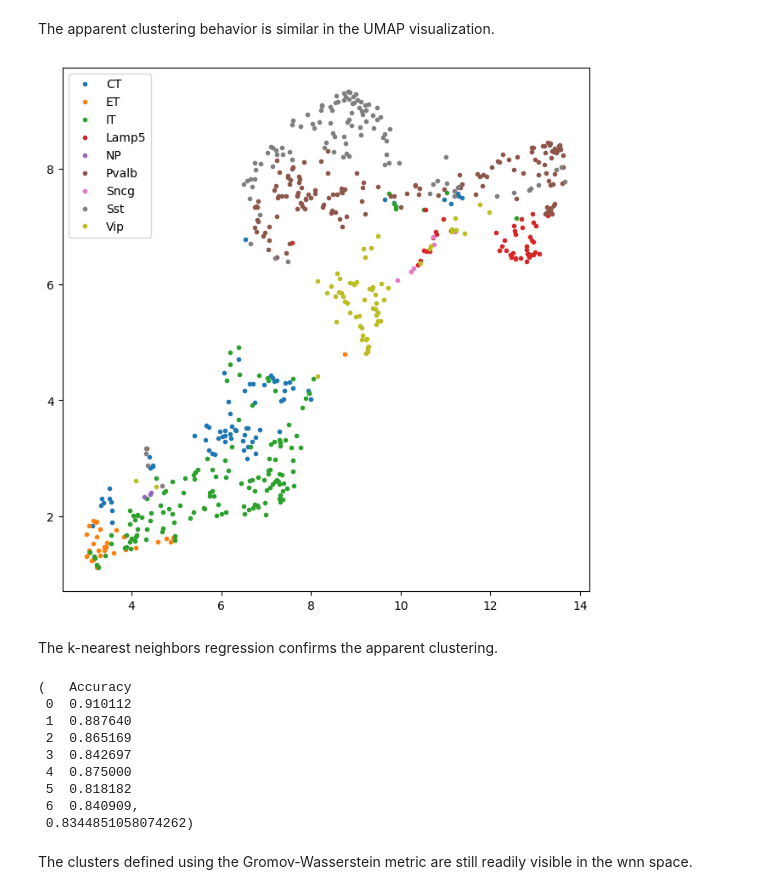
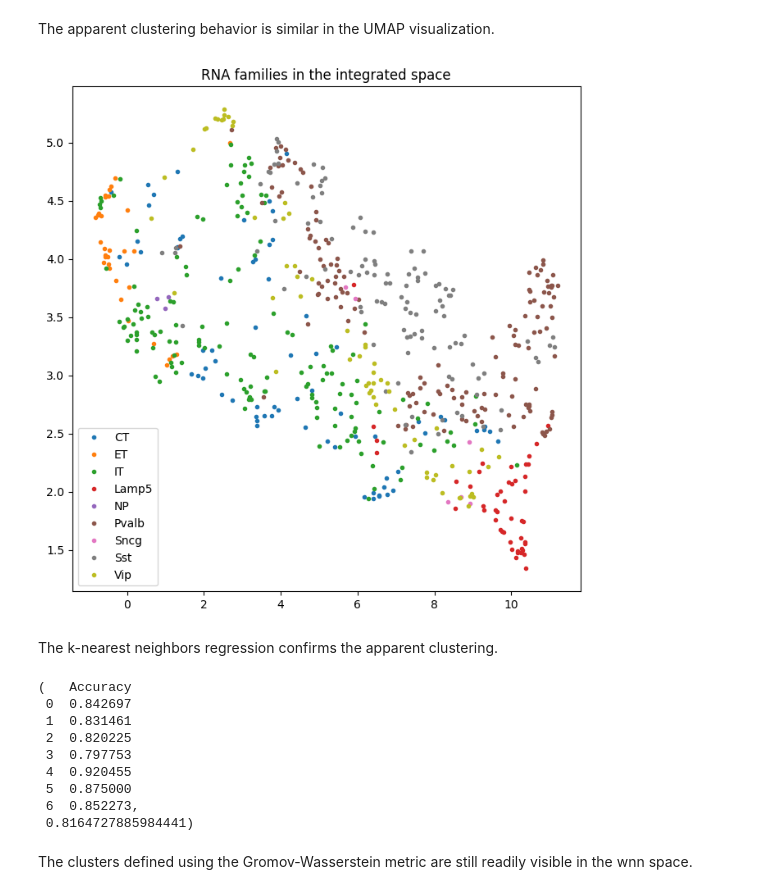
Before and after one commit to CamaraLab/CAJAL, a Jupyter notebook: docs/notebooks/Example_4.ipynb, the cells around one changed output. Drawn from its saved outputs; the diff is of its cells as text; code cells hidden in the pictures.

```diff
--- a/docs/notebooks/Example_4.ipynb
+++ b/docs/notebooks/Example_4.ipynb
@@ -261,0 +250,3 @@ Once we have defined these spaces, we can apply the weighted nearest neighbors a
+# %%
+m_gw = cajal.wnn.Modality.of_dmat(gw_dmat)
+m_transcriptome = cajal.wnn.Modality(transcriptome_pca)
@@ -262,3 +255,2 @@ Once we have defined these spaces, we can apply the weighted nearest neighbors a
 # %%
-from cajal.wnn import wnn
-integrated_space = wnn(gw_dmat, transcriptome_pca, 240)
+integrated_space = 1-cajal.wnn.wnn([m_gw, m_transcriptome],k=20)
@@ -289,41 +275,42 @@ plt.show()
 # %% [markdown]
 In previous examples we have used UMAP, but the similarity function returned by the weighted nearest neighbors algorithm is incompatible with UMAP; in particular, it is asymmetric. For this reason, the term "space" here is an abuse of language.
 It is possible to use UMAP, however, by symmetrizing the matrix. We will take this approach for consistency with our previous analyses.
-# %%
-def symmetrize(a):
-    a = a.todense()
-    a[a == 0] = np.max(a)
-    b = a + a.T
-    b = np.minimum(a,b)
-    b = np.minimum(b,a.T)
-    d=np.zeros(a.shape[0],dtype=int)
-    b[d,d]=0
-    return np.array(b)
-
-wnn_dmat = symmetrize(integrated_space.obsp['WNN_distance'])
+# %%
+def symmetrize(a):
+    a = a.copy()
+    a[a == 0] = np.max(a)
+    b = a + a.T
+    b = np.minimum(a,b)
+    b = np.minimum(b,a.T)
+    d=np.zeros(a.shape[0],dtype=int)
+    b[d,d]=0
+    return np.array(b)
+
+wnn_dmat = symmetrize(integrated_space)
 # %% [markdown]
 The apparent clustering behavior is similar in the UMAP visualization.
 # %%
 umap_coords = reducer_precomputed.fit_transform(wnn_dmat)
 fig, ax = plt.subplots(figsize=(8,8))
 plot(ax,umap_coords, RNA_family)
+plt.title("RNA families in the integrated space")
 plt.show()
 # %% [output]
-[figure, old version]
+[figure, new version]
 # %% [markdown]
 The k-nearest neighbors regression confirms the apparent clustering.
 # %%
-test_dmat(integrated_space.obsp['WNN_distance'], RNA_family)
+test_dmat(integrated_space, RNA_family)
 # %% [output]
 (   Accuracy
- 0  0.910112
- 1  0.887640
- 2  0.865169
- 3  0.842697
- 4  0.875000
- 5  0.818182
- 6  0.840909,
- 0.8344851058074262)
+ 0  0.842697
+ 1  0.831461
+ 2  0.820225
+ 3  0.797753
+ 4  0.920455
+ 5  0.875000
+ 6  0.852273,
+ 0.8164727885984441)
 # %% [markdown]
 The clusters defined using the Gromov-Wasserstein metric are still readily visible in the wnn space.
 # %%
```
Also changed, not shown: parts of 50 cells of this notebook, 1 other file.
